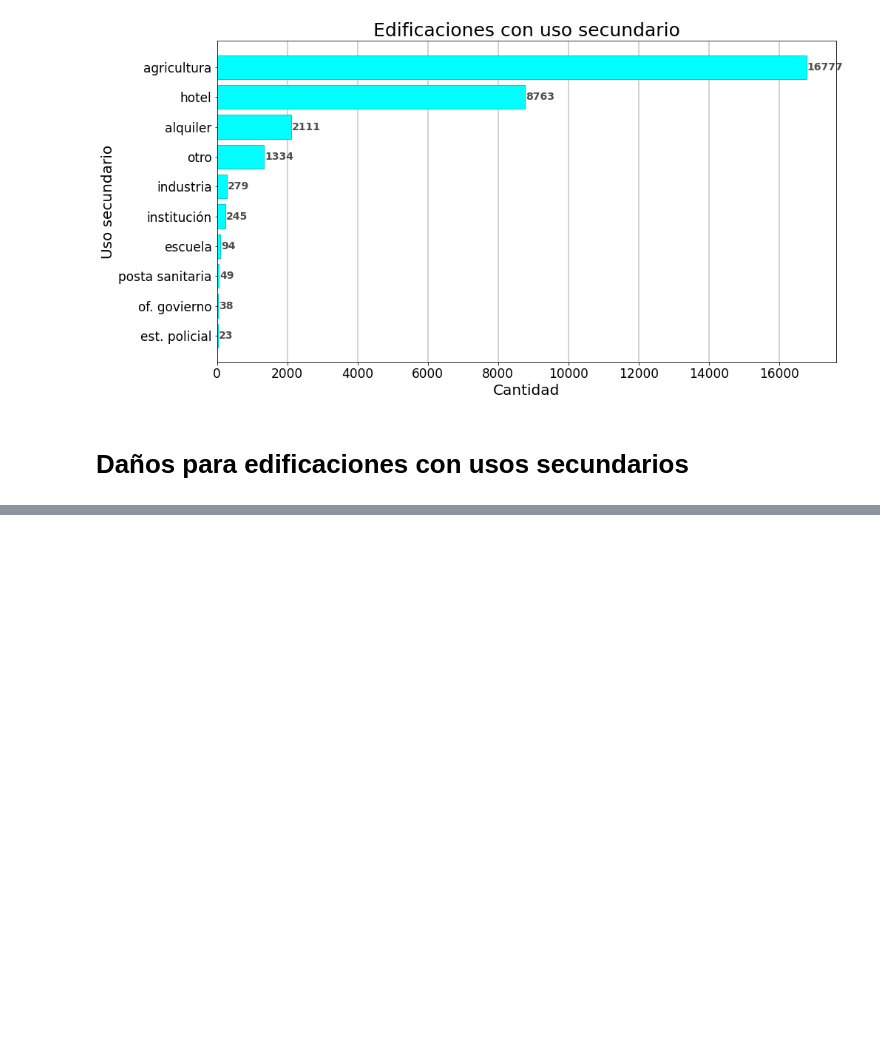
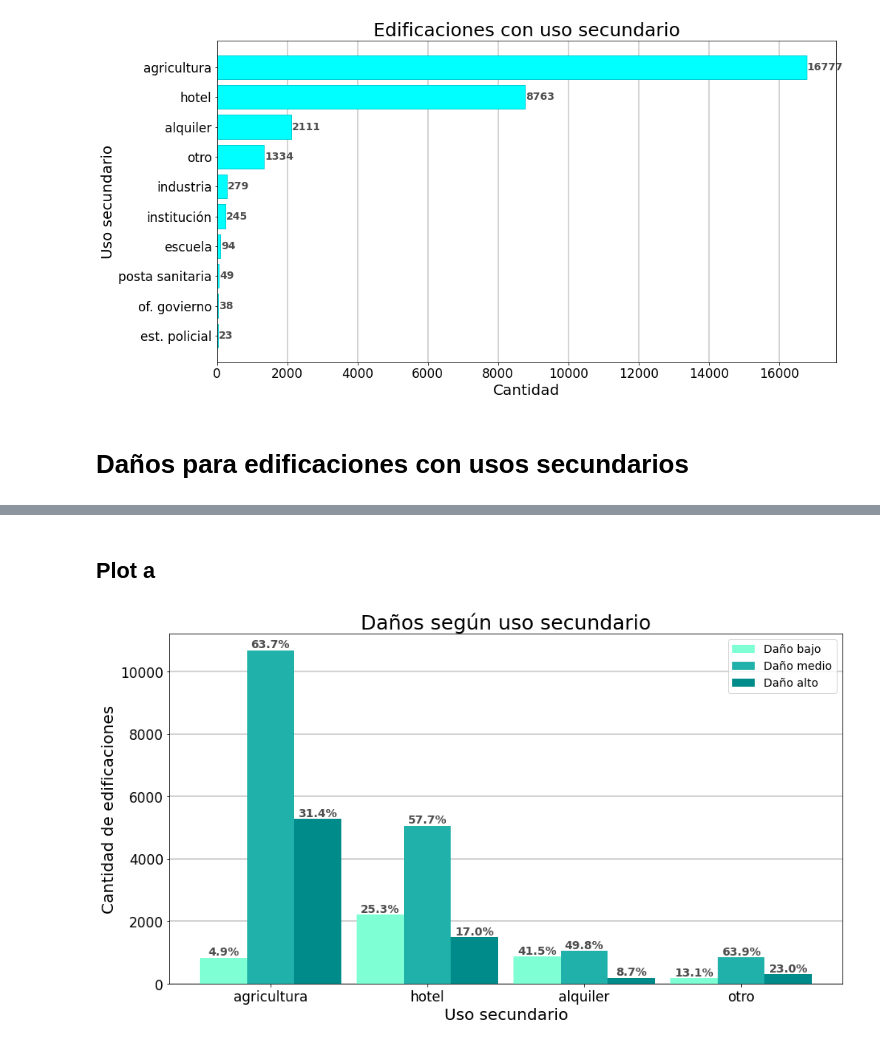
Before and after one commit to ffelfis/OrgaDatosTPs, a Jupyter notebook: TP1/nb_facundo.ipynb, the cells around one changed output, grey strips where cells are left out. Drawn from its saved outputs; the diff is of its cells as text; code cells hidden in the pictures; blank space fills up the shorter version.

Commit message:
Agrega plot de daños por uso secundario

```diff
--- a/TP1/nb_facundo.ipynb
+++ b/TP1/nb_facundo.ipynb
@@ -1949,0 +1959,10 @@ df_dmg_by_sec_use
+# %%
+# Se agregan proporciones
+# Suma de casos
+df_dmg_by_sec_use['total'] = df_dmg_by_sec_use[['cant_low_dmg', 'cant_med_dmg', 'cant_hig_dmg']].sum(axis=1)
+# Cálculo de proporciones, en %
+df_dmg_by_sec_use['p_low'] = np.round(df_dmg_by_sec_use['cant_low_dmg']/df_dmg_by_sec_use['total']*100, 1)
+df_dmg_by_sec_use['p_med'] = np.round(df_dmg_by_sec_use['cant_med_dmg']/df_dmg_by_sec_use['total']*100, 1)
+df_dmg_by_sec_use['p_hig'] = np.round(df_dmg_by_sec_use['cant_hig_dmg']/df_dmg_by_sec_use['total']*100, 1)
+
+df_dmg_by_sec_use
@@ -1949,0 +1983,3 @@ df_dmg_by_sec_use
+# %%
+df_dmg_by_sec_use_a = df_dmg_by_sec_use.drop([3,4,5,6,7,8]).copy()
+df_dmg_by_sec_use_a
@@ -1949,0 +1992,42 @@ df_dmg_by_sec_use
+# %% [markdown]
+## Plot a
+# %%
+fig,ax = plt.subplots(figsize=(15,8))
+labels = df_dmg_by_sec_use_a['type']
+x = np.arange(len(labels))
+width = 0.3
+
+bar1 = ax.bar(x - width, df_dmg_by_sec_use_a['cant_low_dmg'], width,\
+              label='Daño bajo', color='aquamarine')
+bar2 = ax.bar(x , df_dmg_by_sec_use_a['cant_med_dmg'], width,\
+              label='Daño medio', color='lightseagreen')
+bar3 = ax.bar(x + width, df_dmg_by_sec_use_a['cant_hig_dmg'], width,\
+              label='Daño alto', color='darkcyan')
+
+ax.set_title('Daños según uso secundario', fontsize=25)
+ax.set_ylabel('Cantidad de edificaciones', fontsize=20)
+ax.set_xlabel('Uso secundario', fontsize=20)
+ax.set_xticks(x)
+ax.set_xticklabels(labels)
+
+plt.xticks(fontsize=17)
+plt.yticks(fontsize=17)
+plt.legend(fontsize=14)
+
+plt.grid(axis='y', linewidth=2, color='lightgray')
+ax.set_axisbelow(True)
+
+# Proporciones
+ax.bar_label(bar1, labels=df_dmg_by_sec_use_a['p_low'].astype('str')+'%', \
+             label_type='edge', color='black', fontsize=14, \
+             fontweight='bold', rotation=0, alpha=0.7)
+ax.bar_label(bar2, labels=df_dmg_by_sec_use_a['p_med'].astype('str')+'%', \
+             label_type='edge', color='black', fontsize=14, \
+             fontweight='bold', rotation=0, alpha=0.7)
+ax.bar_label(bar3, labels=df_dmg_by_sec_use_a['p_hig'].astype('str')+'%', \
+             label_type='edge', color='black', fontsize=14, \
+             fontweight='bold', rotation=0, alpha=0.7)
+
+plt.show()
+# %% [output]
+[figure, added]
```
Also changed, not shown: parts of 8 cells of this notebook.
